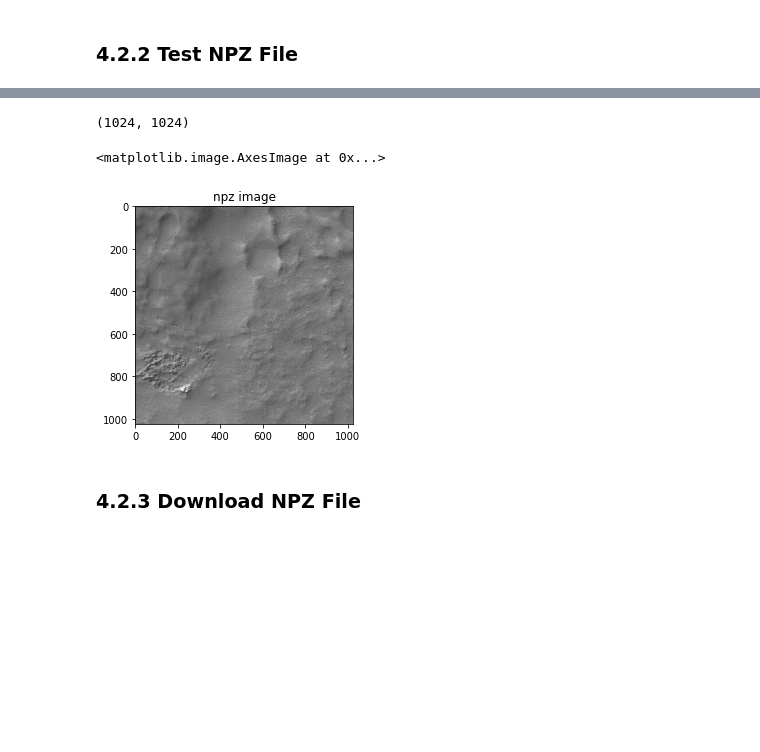
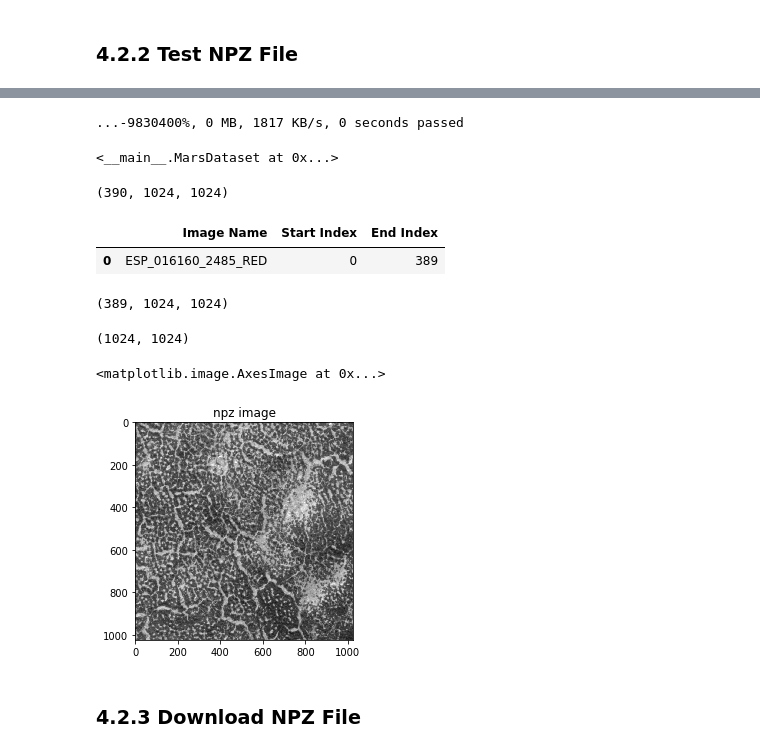
Before and after one commit to cienciaydatos/ai-challenge-mars, a Jupyter notebook: dataset-api/Mars_ODE_Data_Pipeline.ipynb, the cells around one changed output, grey strips where cells are left out. Saved outputs shown, nothing was run; the diff lists cells and outputs as text; code cells hidden in the pictures; blank space fills up the shorter version.

Commit message:
Improved logic to create NPZ file and created new MarsDataset class to easily import dataset into projects

```diff
--- a/dataset-api/Mars_ODE_Data_Pipeline.ipynb
+++ b/dataset-api/Mars_ODE_Data_Pipeline.ipynb
@@ -177,0 +150,3 @@ data[data.files[0]].shape
+# %%
+npz_file_url = 'https://drive.google.com/open?id=1hL6VOLZBLkK7OKyNt3gFRqi0NcvRWF1E'
+chunks_index_map_url = 'https://doc-08-2o-docs.googleusercontent.com/docs/securesc/edemqpabedfirta2rk6n6jdsf244973m/jve3h99j2mpjm7b443nmjnqqjmneg18d/1562068800000/11454254326499328020/11454254326499328020/15zLX0iztkme8SiBzxrtEsm4WFrpBkR_M?e=download'
@@ -177,0 +234,7 @@ data[data.files[0]].shape
+# %%
+dataset = MarsDataset('https://files.slack.com/files-pri/TJRDXSH3L-FKW4WKQF3/download/all_chunks.npz?pub_secret=c658c7ac54',
+                      'https://files.slack.com/files-pri/TJRDXSH3L-FL2F89THN/download/chunks_index_map.csv')
+dataset
+# %% [output]
+...-9830400%, 0 MB, 1817 KB/s, 0 seconds passed
+<__main__.MarsDataset at 0x...>
@@ -178,12 +243,24 @@ data[data.files[0]].shape
+# %%
+print(data.shape)
+chunks_index_df
+# %% [output]
+(390, 1024, 1024)
+|  | Image Name | Start Index | End Index |
+| 0 | ESP_016160_2485_RED | 0 | 389 |
+# %%
+data = dataset.get_chunks('ESP_016160_2485_RED')
+data.shape
+# %% [output]
+(389, 1024, 1024)
 # %%
-img=data[data.files[0]][2]
+img=data[-1]
 print(img.shape)
 plt.title('npz image')
 plt.imshow(img, cmap='gray')
 # %% [output]
 (1024, 1024)
 <matplotlib.image.AxesImage at 0x...>
-[figure, old version]
+[figure, new version]
 # %% [markdown]
 ### 4.2.3 Download NPZ File
 # %%
```
Also changed, not shown: parts of 15 cells of this notebook.
